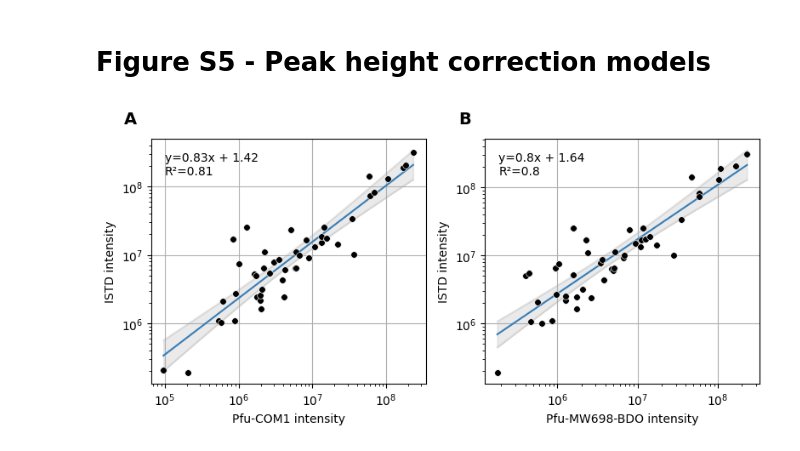
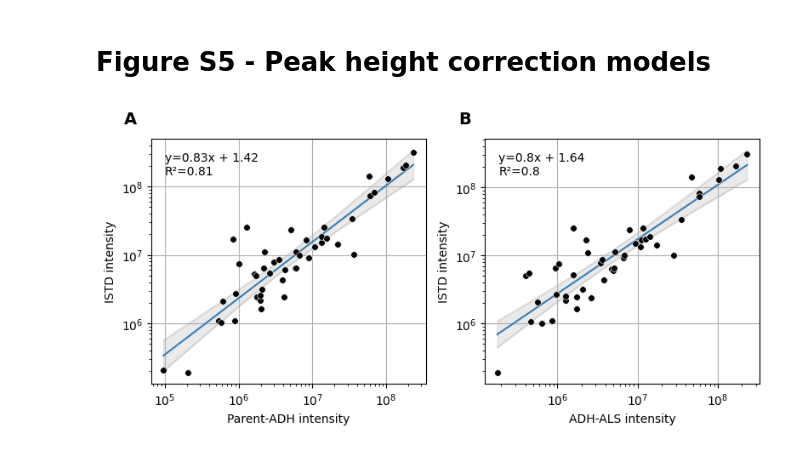
Before and after one commit to zhanglab/GEM-iPfu, a Jupyter notebook: manuscript/OQuinn_Vailionis_2026/metabolome_modeling_analysis.ipynb, the cells around one changed output. Drawn from its saved outputs; the diff is of its cells as text; code cells hidden in the pictures.

```diff
--- a/manuscript/OQuinn_Vailionis_2026/metabolome_modeling_analysis.ipynb
+++ b/manuscript/OQuinn_Vailionis_2026/metabolome_modeling_analysis.ipynb
@@ -359,7 +359,7 @@ non_bdo_colors = {'MW268': colors[0], 'COM1c': colors[1]}
 color_map = {**bdo_colors, **non_bdo_colors}
 
 marker_map = {'MW698': '^', 'MW697': 'o', 'MW268': '^', 'COM1c': 'o'}
-label_map = {'MW698': 'BDO-ALS', 'MW697': 'BDO', 'MW268': 'Parent-ALS', 'COM1c': 'Parent-COM'}
+label_map = {'MW698': 'ADH-ALS', 'MW697': 'ADH', 'MW268': 'Parent-ADH-ALS', 'COM1c': 'Parent-ADH'}
 
 
 def process_panel_data(target_id, threshold, use_percentage):
@@ -1226,7 +1226,7 @@ for panel_label, (ax_key, df, title) in zip(
     ax.set_xlabel("log$_2$(Fold Change)", fontsize=11)
     ax.set_ylabel("-log$_{10}$(Adjusted P-value)", fontsize=11)
 
-    ax.set_title(f"{title}\nBDO-ALS − Parent-COM", fontsize=12)
+    ax.set_title(f"{title}\nADH-ALS − Parent-ADH", fontsize=12)
 
     ax.text(
         -0.08, 1.08, panel_label,
@@ -1678,32 +1678,37 @@ for idx, (group1, group2) in enumerate(groups):
 
     # Plot
     sns.scatterplot(x=x_unlogged, y=y_unlogged, color="k", zorder=100, ax=ax, s=30)
     sns.lineplot(x=x_unlogged, y=y_pred_unlogged, color=pal[1], zorder=99, ax=ax)
     sns.lineplot(x=x_unlogged, y=conf_int_unlogged[:, 0], color=pal[-1], alpha=0.2, ax=ax)
     sns.lineplot(x=x_unlogged, y=conf_int_unlogged[:, 1], color=pal[-1], alpha=0.2, ax=ax)
     ax.fill_between(x_unlogged, conf_int_unlogged[:, 0], conf_int_unlogged[:, 1],
                     alpha=0.2, color=pal[-1])
 
     # Annotation
     label_text = (f"y={round(model.params.loc[group1], 2)}x + {round(model.params.loc['const'], 2)}"
                   f"\nR²={round(model.rsquared, 2)}")
     ax.text(0.05, 0.95, label_text, transform=ax.transAxes,
             fontsize=10, va='top', ha='left')
 
     # Formatting
     ax.set_yscale("log")
     ax.set_xscale("log")
     ax.grid(True)
-    ax.set_xlabel(f"{group1} intensity")
+
+    sample_name_map = {
+        "Pfu-COM1": "Parent-ADH",
+        "Pfu-MW698-BDO": "ADH-ALS"
+    }
+    ax.set_xlabel(f"{sample_name_map[group1]} intensity")
     ax.set_ylabel(f"{group2} intensity")
 
     # Panel label
     ax.text(-0.05, 1.05, panel_labels[idx], transform=ax.transAxes,
             fontsize=14, fontweight='bold', va='bottom', ha='right')
 
 plt.tight_layout()
 plt.savefig(os.path.join(outdir, 'Fig_S5_matrix_effect.png'),
             dpi=300, bbox_inches='tight')
 plt.show()
 # %% [output]
-[figure, old version]
+[figure, new version]
```
Also changed, not shown: parts of 6 cells of this notebook, 4 other files.
